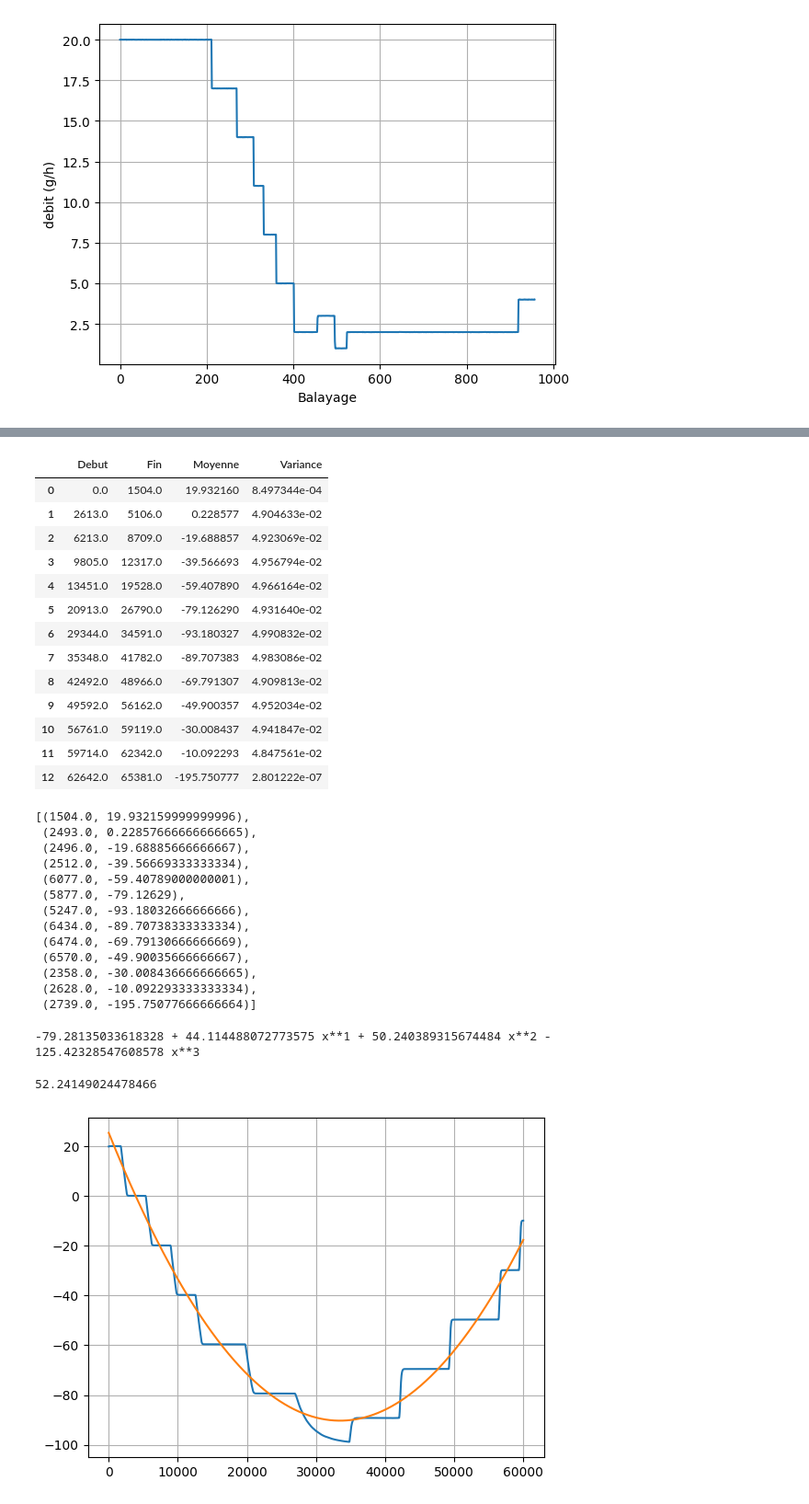
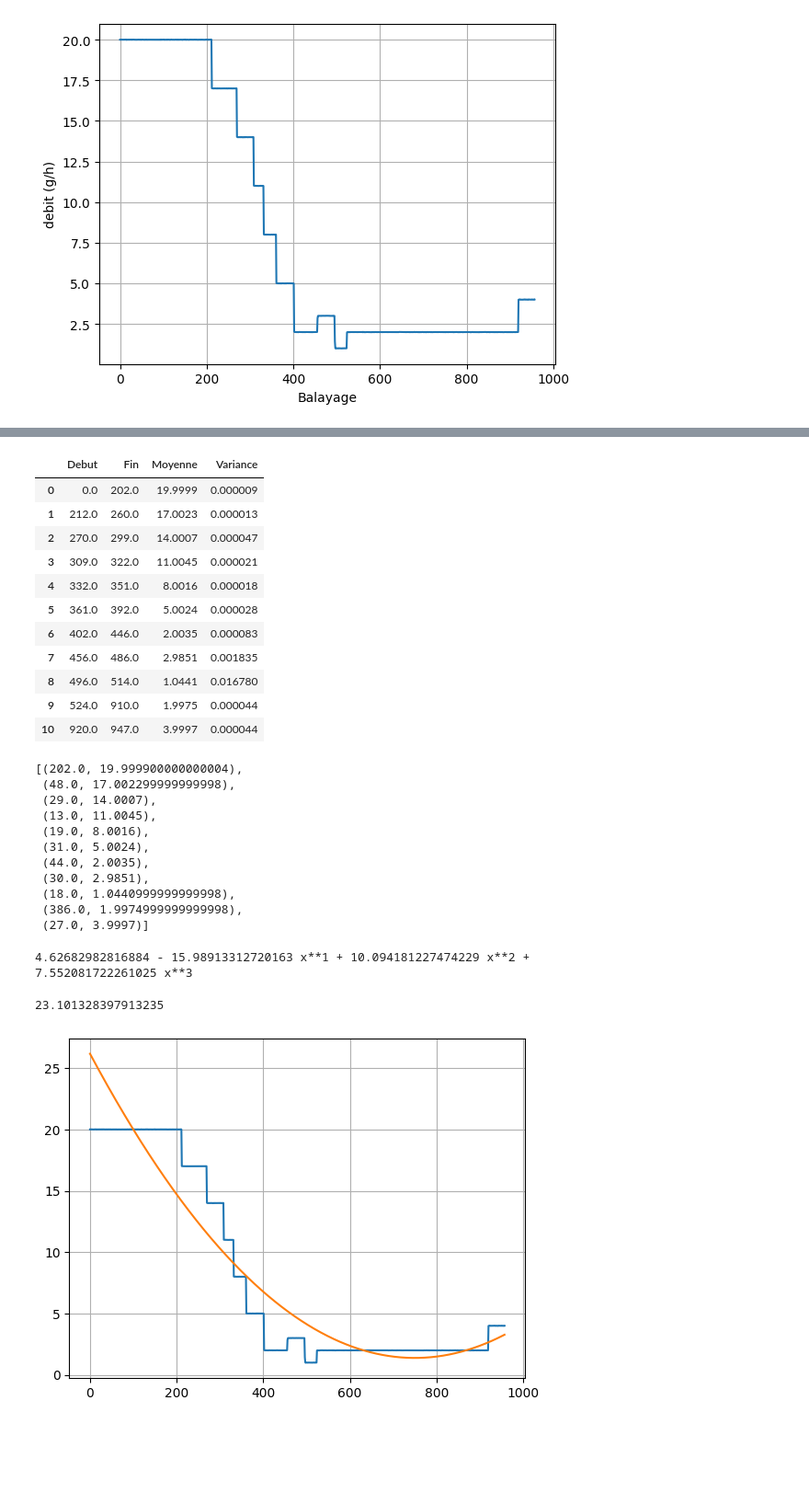
Before and after one commit to MatLD33/Projet-Info, a Jupyter notebook: lecture.ipynb, the cells around one changed output, grey strips where cells are left out. Shown at 92% size. Cells and saved outputs as stored; diff of their text form; code cells hidden in the pictures; blank space fills up the shorter version.

```diff
--- a/lecture.ipynb
+++ b/lecture.ipynb
@@ -97,22 +98,20 @@ def stables_stage_csv(path, precision=0.1, window_size=100):
     df.to_csv('Plot\\mat_'+new_name(path,'csv'))
     return df
 # %%
-stables_stage_csv("Data\Calne.csv",precision=0.05,window_size=300)
+stables_stage_csv("Data\debit.csv",precision=0.05,window_size=10)
 # %% [output]
 |  | Debut | Fin | Moyenne | Variance |
-| 0 | 0.0 | 1504.0 | 19.932160 | 8.497344e-04 |
-| 1 | 2613.0 | 5106.0 | 0.228577 | 4.904633e-02 |
-| 2 | 6213.0 | 8709.0 | -19.688857 | 4.923069e-02 |
-| 3 | 9805.0 | 12317.0 | -39.566693 | 4.956794e-02 |
-| 4 | 13451.0 | 19528.0 | -59.407890 | 4.966164e-02 |
-| 5 | 20913.0 | 26790.0 | -79.126290 | 4.931640e-02 |
-| 6 | 29344.0 | 34591.0 | -93.180327 | 4.990832e-02 |
-| 7 | 35348.0 | 41782.0 | -89.707383 | 4.983086e-02 |
-| 8 | 42492.0 | 48966.0 | -69.791307 | 4.909813e-02 |
-| 9 | 49592.0 | 56162.0 | -49.900357 | 4.952034e-02 |
-| 10 | 56761.0 | 59119.0 | -30.008437 | 4.941847e-02 |
-| 11 | 59714.0 | 62342.0 | -10.092293 | 4.847561e-02 |
-| 12 | 62642.0 | 65381.0 | -195.750777 | 2.801222e-07 |
+| 0 | 0.0 | 202.0 | 19.9999 | 0.000009 |
+| 1 | 212.0 | 260.0 | 17.0023 | 0.000013 |
+| 2 | 270.0 | 299.0 | 14.0007 | 0.000047 |
+| 3 | 309.0 | 322.0 | 11.0045 | 0.000021 |
+| 4 | 332.0 | 351.0 | 8.0016 | 0.000018 |
+| 5 | 361.0 | 392.0 | 5.0024 | 0.000028 |
+| 6 | 402.0 | 446.0 | 2.0035 | 0.000083 |
+| 7 | 456.0 | 486.0 | 2.9851 | 0.001835 |
+| 8 | 496.0 | 514.0 | 1.0441 | 0.016780 |
+| 9 | 524.0 | 910.0 | 1.9975 | 0.000044 |
+| 10 | 920.0 | 947.0 | 3.9997 | 0.000044 |
 # %%
 def stables_stage_list(path, precision=0.1, window_size=100):
     stages_matrix = detect_stable_stage(path, precision, window_size)
@@ -120,21 +119,19 @@ def stables_stage_list(path, precision=0.1, window_size=100):
     mean = stages_matrix[:,2]
     return list(zip(duree,mean))
 # %%
-stables_stage_list("Data\Calne.csv",precision=0.05,window_size=300)
+stables_stage_list("Data\debit.csv",precision=0.05,window_size=10)
 # %% [output]
-[(1504.0, 19.932159999999996),
- (2493.0, 0.22857666666666665),
- (2496.0, -19.68885666666667),
- (2512.0, -39.56669333333334),
- (6077.0, -59.40789000000001),
- (5877.0, -79.12629),
- (5247.0, -93.18032666666666),
- (6434.0, -89.70738333333334),
- (6474.0, -69.79130666666669),
- (6570.0, -49.90035666666667),
- (2358.0, -30.008436666666665),
- (2628.0, -10.092293333333334),
- (2739.0, -195.75077666666664)]
+[(202.0, 19.999900000000004),
+ (48.0, 17.002299999999998),
+ (29.0, 14.0007),
+ (13.0, 11.0045),
+ (19.0, 8.0016),
+ (31.0, 5.0024),
+ (44.0, 2.0035),
+ (30.0, 2.9851),
+ (18.0, 1.0440999999999998),
+ (386.0, 1.9974999999999998),
+ (27.0, 3.9997)]
 # %%
 def polynomial_interpolation(x, y, degree):
     """Interpolate a polynomial of given degree through the given points.
@@ -142,27 +139,27 @@ def polynomial_interpolation(x, y, degree):
     poly = np.polynomial.polynomial.Polynomial.fit(x, y, degree)
     return poly
 # %%
-x,name,y = create_data("Data\Calne.csv")
+x,name,y = create_data("Data\debit.csv")
 p = polynomial_interpolation(x,y,3)
 print(p)
 p(2)
 # %% [output]
--79.28135033618328 + 44.114488072773575 x**1 + 50.240389315674484 x**2 -
-125.42328547608578 x**3
+4.62682982816884 - 15.98913312720163 x**1 + 10.094181227474229 x**2 +
+7.552081722261025 x**3
-52.24149024478466
+23.101328397913235
 # %%
-x,name,y = create_data("Data\Calne.csv")
+x,name,y = create_data("Data\debit.csv")
 plt.figure()
 x_corrected = x[0:60000]
 y_corrected = y[0:60000]
 plt.plot(x_corrected,y_corrected)
 p = polynomial_interpolation(x_corrected,y_corrected,2)
 z = p(x_corrected)
 plt.plot(x_corrected,z)
 plt.grid()
 plt.show()
 # %% [output]
-[figure, old version]
+[figure, new version]
 # %%
 x,name,y = create_data("Data\debit.csv")
 plt.figure()
```
Also changed, not shown: parts of 1 cell of this notebook, 1 other file.
